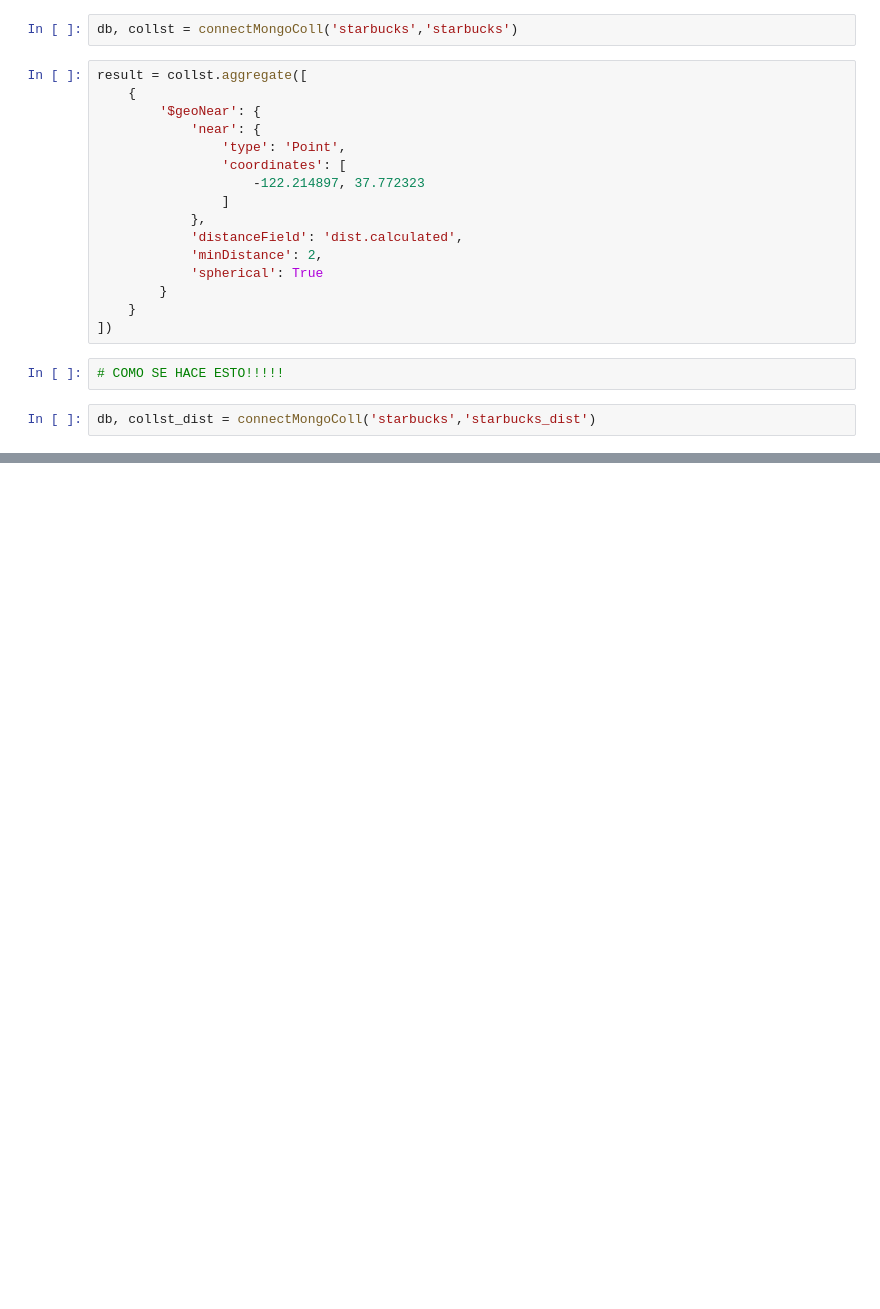
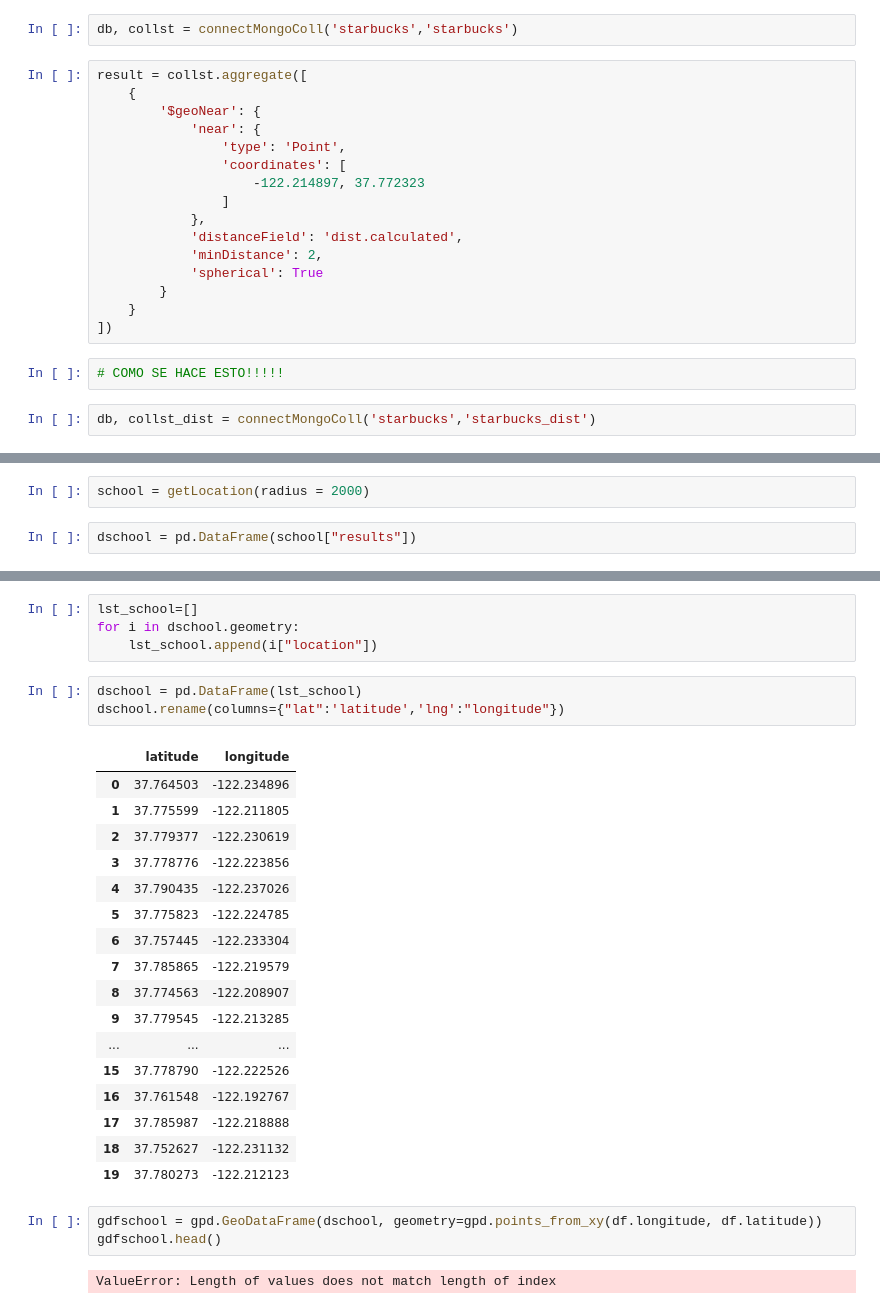
Before and after one commit to MdeMaic/GeolocationMongoDB_Project, a Jupyter notebook: II_GeoApis.ipynb, the cells around one changed output, grey strips where cells are left out. Saved outputs shown, nothing was run; the diff lists cells and outputs as text; blank space fills up the shorter version.

```diff
--- a/II_GeoApis.ipynb
+++ b/II_GeoApis.ipynb
@@ -138,0 +197,4 @@ df
+# %%
+school = getLocation(radius = 2000)
+# %%
+dschool = pd.DataFrame(school["results"])
@@ -138,0 +210,30 @@ df
+# %%
+lst_school=[]
+for i in dschool.geometry:
+    lst_school.append(i["location"])
+# %%
+dschool = pd.DataFrame(lst_school)
+dschool.rename(columns={"lat":'latitude','lng':"longitude"})
+# %% [output]
+|  | latitude | longitude |
+| 0 | 37.764503 | -122.234896 |
+| 1 | 37.775599 | -122.211805 |
+| 2 | 37.779377 | -122.230619 |
+| 3 | 37.778776 | -122.223856 |
+| 4 | 37.790435 | -122.237026 |
+| 5 | 37.775823 | -122.224785 |
+| 6 | 37.757445 | -122.233304 |
+| 7 | 37.785865 | -122.219579 |
+| 8 | 37.774563 | -122.208907 |
+| 9 | 37.779545 | -122.213285 |
+| ... | ... | ... |
+| 15 | 37.778790 | -122.222526 |
+| 16 | 37.761548 | -122.192767 |
+| 17 | 37.785987 | -122.218888 |
+| 18 | 37.752627 | -122.231132 |
+| 19 | 37.780273 | -122.212123 |
+# %%
+gdfschool = gpd.GeoDataFrame(dschool, geometry=gpd.points_from_xy(df.longitude, df.latitude))
+gdfschool.head()
+# %% [output]
+ValueError: Length of values does not match length of index
```
Also changed, not shown: parts of 17 cells of this notebook, 5 other files.
